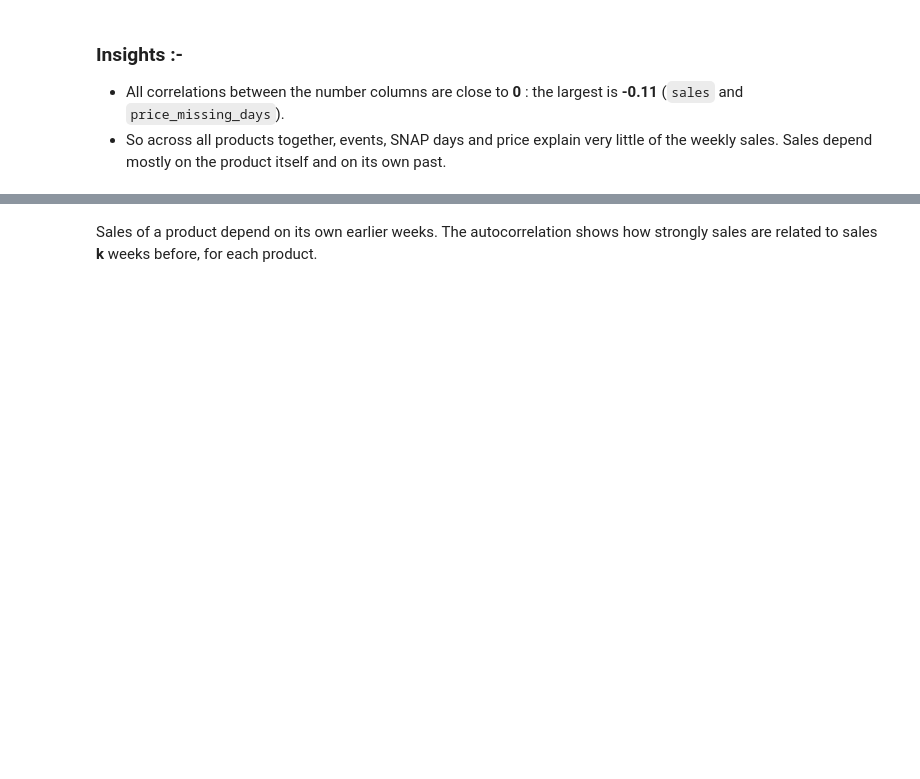
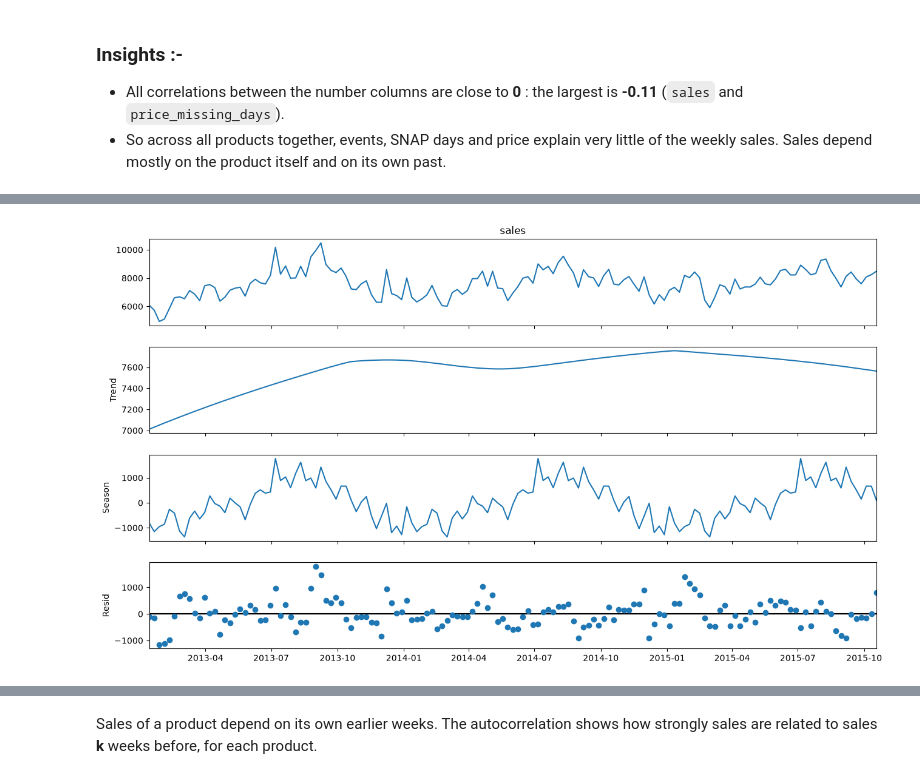
Before and after one commit to gujurialekha/StockWise-Inventory-Decision-Support, a Jupyter notebook: notebooks/03_eda.ipynb, the cells around one changed output, grey strips where cells are left out. Drawn from its saved outputs; the diff is of its cells as text; code cells hidden in the pictures; blank space fills up the shorter version.

```diff
--- a/notebooks/03_eda.ipynb
+++ b/notebooks/03_eda.ipynb
@@ -525,0 +553,12 @@ plt.show()
+# %%
+## trend, yearly pattern and residual of the total weekly sales
+from statsmodels.tsa.seasonal import STL                                  # import STL decomposition
+
+total = data.groupby('week')['sales'].sum()                               # total weekly sales of the 100 products
+stl_total = STL(total, period=52, seasonal=101, seasonal_deg=0).fit()     # 52 weeks = one year
+
+fig = stl_total.plot()
+fig.set_size_inches(15, 8)                                                # Set Canvas size
+plt.show()
+# %% [output]
+[figure, added]
```
Also changed, not shown: parts of 26 cells of this notebook.
